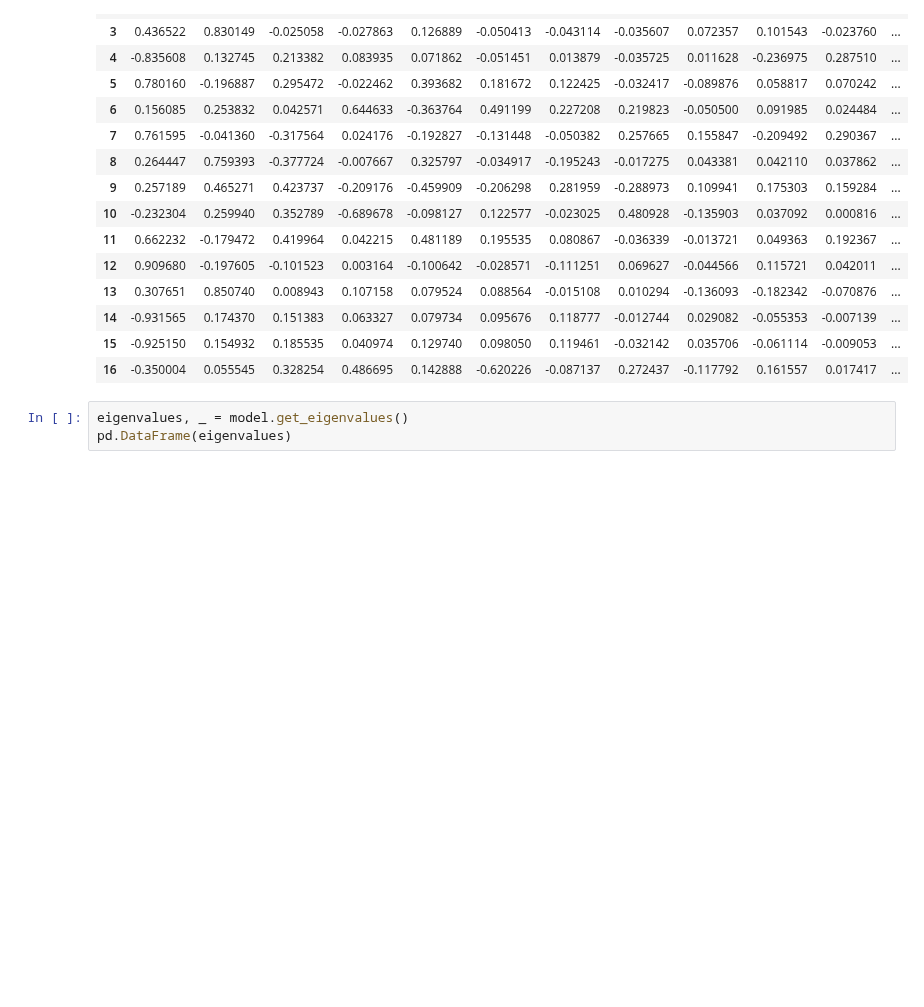
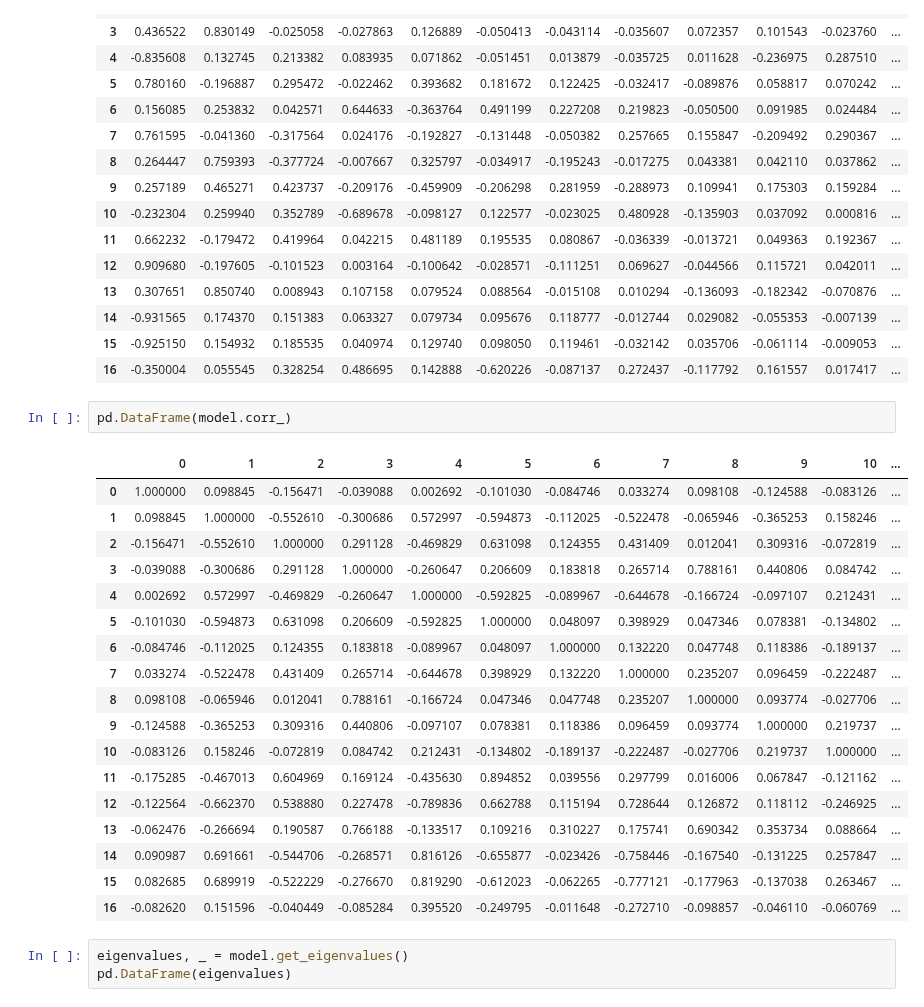
Before and after one commit to DavidGuzzi/MECMT04, a Jupyter notebook: problem_set_5/ps5.ipynb, the cells around one changed output. Cells and saved outputs as stored; diff of their text form; blank space fills up the shorter version.

```diff
--- a/problem_set_5/ps5.ipynb
+++ b/problem_set_5/ps5.ipynb
@@ -222,6 +222,27 @@ pd.DataFrame(factor_loadings)
 | 14 | -0.931565 | 0.174370 | 0.151383 | 0.063327 | 0.079734 | 0.095676 | 0.118777 | -0.012744 | 0.029082 | -0.055353 | -0.007139 | ... |
 | 15 | -0.925150 | 0.154932 | 0.185535 | 0.040974 | 0.129740 | 0.098050 | 0.119461 | -0.032142 | 0.035706 | -0.061114 | -0.009053 | ... |
 | 16 | -0.350004 | 0.055545 | 0.328254 | 0.486695 | 0.142888 | -0.620226 | -0.087137 | 0.272437 | -0.117792 | 0.161557 | 0.017417 | ... |
+# %%
+pd.DataFrame(model.corr_)
+# %% [output]
+|  | 0 | 1 | 2 | 3 | 4 | 5 | 6 | 7 | 8 | 9 | 10 | ... |
+| 0 | 1.000000 | 0.098845 | -0.156471 | -0.039088 | 0.002692 | -0.101030 | -0.084746 | 0.033274 | 0.098108 | -0.124588 | -0.083126 | ... |
+| 1 | 0.098845 | 1.000000 | -0.552610 | -0.300686 | 0.572997 | -0.594873 | -0.112025 | -0.522478 | -0.065946 | -0.365253 | 0.158246 | ... |
+| 2 | -0.156471 | -0.552610 | 1.000000 | 0.291128 | -0.469829 | 0.631098 | 0.124355 | 0.431409 | 0.012041 | 0.309316 | -0.072819 | ... |
+| 3 | -0.039088 | -0.300686 | 0.291128 | 1.000000 | -0.260647 | 0.206609 | 0.183818 | 0.265714 | 0.788161 | 0.440806 | 0.084742 | ... |
+| 4 | 0.002692 | 0.572997 | -0.469829 | -0.260647 | 1.000000 | -0.592825 | -0.089967 | -0.644678 | -0.166724 | -0.097107 | 0.212431 | ... |
+| 5 | -0.101030 | -0.594873 | 0.631098 | 0.206609 | -0.592825 | 1.000000 | 0.048097 | 0.398929 | 0.047346 | 0.078381 | -0.134802 | ... |
+| 6 | -0.084746 | -0.112025 | 0.124355 | 0.183818 | -0.089967 | 0.048097 | 1.000000 | 0.132220 | 0.047748 | 0.118386 | -0.189137 | ... |
+| 7 | 0.033274 | -0.522478 | 0.431409 | 0.265714 | -0.644678 | 0.398929 | 0.132220 | 1.000000 | 0.235207 | 0.096459 | -0.222487 | ... |
+| 8 | 0.098108 | -0.065946 | 0.012041 | 0.788161 | -0.166724 | 0.047346 | 0.047748 | 0.235207 | 1.000000 | 0.093774 | -0.027706 | ... |
+| 9 | -0.124588 | -0.365253 | 0.309316 | 0.440806 | -0.097107 | 0.078381 | 0.118386 | 0.096459 | 0.093774 | 1.000000 | 0.219737 | ... |
+| 10 | -0.083126 | 0.158246 | -0.072819 | 0.084742 | 0.212431 | -0.134802 | -0.189137 | -0.222487 | -0.027706 | 0.219737 | 1.000000 | ... |
+| 11 | -0.175285 | -0.467013 | 0.604969 | 0.169124 | -0.435630 | 0.894852 | 0.039556 | 0.297799 | 0.016006 | 0.067847 | -0.121162 | ... |
+| 12 | -0.122564 | -0.662370 | 0.538880 | 0.227478 | -0.789836 | 0.662788 | 0.115194 | 0.728644 | 0.126872 | 0.118112 | -0.246925 | ... |
+| 13 | -0.062476 | -0.266694 | 0.190587 | 0.766188 | -0.133517 | 0.109216 | 0.310227 | 0.175741 | 0.690342 | 0.353734 | 0.088664 | ... |
+| 14 | 0.090987 | 0.691661 | -0.544706 | -0.268571 | 0.816126 | -0.655877 | -0.023426 | -0.758446 | -0.167540 | -0.131225 | 0.257847 | ... |
+| 15 | 0.082685 | 0.689919 | -0.522229 | -0.276670 | 0.819290 | -0.612023 | -0.062265 | -0.777121 | -0.177963 | -0.137038 | 0.263467 | ... |
+| 16 | -0.082620 | 0.151596 | -0.040449 | -0.085284 | 0.395520 | -0.249795 | -0.011648 | -0.272710 | -0.098857 | -0.046110 | -0.060769 | ... |
 # %%
 eigenvalues, _ = model.get_eigenvalues()
 pd.DataFrame(eigenvalues)
```
Also changed, not shown: parts of 3 cells of this notebook.
